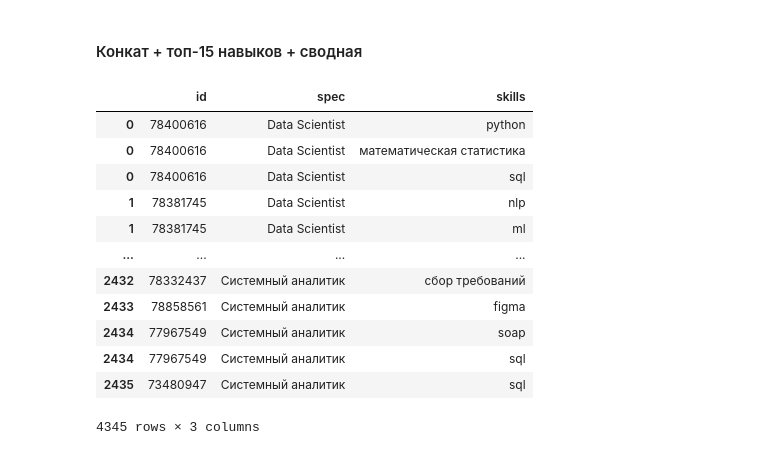
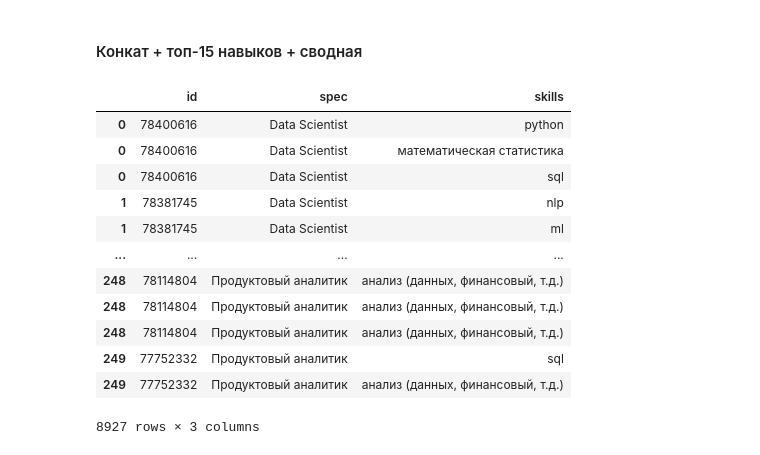
Before and after one commit to catprokhorova/hh_API_new, a Jupyter notebook: analysis.ipynb, the cells around one changed output. Cells and saved outputs as stored; diff of their text form; code cells hidden in the pictures.

```diff
--- a/analysis.ipynb
+++ b/analysis.ipynb
@@ -189,7 +297,7 @@ dj = pd.DataFrame({'id': np.repeat(dj['id'], lens),
 dj = dj.loc[dj.skills.str.contains('|'.join(dj_sk))]
 dj.skills = dj.skills.str.strip()
 
-dj.skills.loc[(dj.skills.str.contains('анализ'))] = 'анализ данных'
+dj.skills.loc[(dj.skills.str.contains('анализ'))] = 'анализ (данных, финансовый, т.д.)'
 dj.skills.loc[(dj.skills.str.contains('сбор'))] = 'сбор данных'
 dj.skills.loc[(dj.skills.str.contains('визуализация'))] = 'визуализация данных'
 dj.skills.loc[(dj.skills.str.contains('storytelling'))] = 'сторителлинг'
@@ -253,0 +495,8 @@ de.skills.loc[(de.skills.str.contains('nifi|ni-fi'))] = 'nifi'
+# %%
+pa = pa.loc[pa.skills.str.contains('|'.join(pa_sk))]
+pa.skills = pa.skills.str.strip()
+
+pa.skills.loc[(pa.skills.str.contains('sql'))] = 'sql'
+pa.skills.loc[(pa.skills.str.contains('анализ|analys'))] = 'анализ (данных, финансовый, т.д.)'
+pa.skills.loc[(pa.skills.str.contains('bi'))] = 'power bi'
+pa.skills.loc[(pa.skills.str.contains('исследов'))] = 'проведение исследований'
@@ -253,0 +522,28 @@ de.skills.loc[(de.skills.str.contains('nifi|ni-fi'))] = 'nifi'
+# %%
+ba.drop(['job_title', 'city', 'employer', 'schedule', 'experience',
+         'published', 'salary_from', 'salary_to', 'currency'],
+         axis=1, inplace=True)
+ba.skills.replace(NaN, '-', inplace=True)
+
+def chainer(s):
+    return list(chain.from_iterable(s.str.split(',')))
+
+lens = ba.skills.str.split(',').map(len)
+
+ba = pd.DataFrame({'id': np.repeat(ba['id'], lens),
+                    'spec': np.repeat(ba['spec'], lens),
+                    'skills': chainer(ba['skills'])})
+# %%
+ba = ba.loc[ba.skills.str.contains('|'.join(ba_sk))]
+ba.skills = ba.skills.str.strip()
+
+ba.skills.loc[(ba.skills.str.contains('анализ'))] = 'анализ (данных, финансовый, т.д.)'
+ba.skills.loc[(ba.skills.str.contains('моделирование'))] = 'моделирование (финансовое, экономическое, т.д.)'
+ba.skills.loc[(ba.skills.str.contains('отчет'))] = 'отчетность (налоговая, бухгалтерская)'
+ba.skills.loc[(ba.skills.str.contains('bi'))] = 'bi-системы'
+ba.skills.loc[(ba.skills.str.contains('документ'))] = 'проектная документация'
+ba.skills.loc[(ba.skills.str.contains('оптимизация'))] = 'оптимизация процессов'
+ba.skills.loc[(ba.skills.str.contains('исследов'))] = 'проведение исследований'
+ba.skills.loc[(ba.skills.str.contains('тз'))] = 'составление тз'
+ba.skills.loc[(ba.skills.str.contains('сбор'))] = 'сбор требований'
+ba.skills.loc[(ba.skills.str.contains('agile'))] = 'agile'
@@ -254,23 +568,23 @@ de.skills.loc[(de.skills.str.contains('nifi|ni-fi'))] = 'nifi'
 # %% [markdown]
 #### Конкат + топ-15 навыков + сводная
 # %%
-df = pd.concat([ds, do, ab, ad, dj, de, ma, sa])
+df = pd.concat([ds, do, ab, ad, dj, de, ma, sa, ac, fa, ba, pa])
 df.skills.replace(NaN, '-', inplace=True)
 df
 # %% [output]
 |  | id | spec | skills |
 | 0 | 78400616 | Data Scientist | python |
 | 0 | 78400616 | Data Scientist | математическая статистика |
 | 0 | 78400616 | Data Scientist | sql |
 | 1 | 78381745 | Data Scientist | nlp |
 | 1 | 78381745 | Data Scientist | ml |
 | ... | ... | ... | ... |
-| 2432 | 78332437 | Системный аналитик | сбор требований |
-| 2433 | 78858561 | Системный аналитик | figma |
-| 2434 | 77967549 | Системный аналитик | soap |
-| 2434 | 77967549 | Системный аналитик | sql |
-| 2435 | 73480947 | Системный аналитик | sql |
+| 248 | 78114804 | Продуктовый аналитик | анализ (данных, финансовый, т.д.) |
+| 248 | 78114804 | Продуктовый аналитик | анализ (данных, финансовый, т.д.) |
+| 248 | 78114804 | Продуктовый аналитик | анализ (данных, финансовый, т.д.) |
+| 249 | 77752332 | Продуктовый аналитик | sql |
+| 249 | 77752332 | Продуктовый аналитик | анализ (данных, финансовый, т.д.) |
-4345 rows × 3 columns
+8927 rows × 3 columns
 # %%
 top_15 = df.skills.value_counts().to_frame().reset_index().head(15)
 list_top = list(top_15.skills)
```
Also changed, not shown: parts of 33 cells of this notebook, 5 other files.
